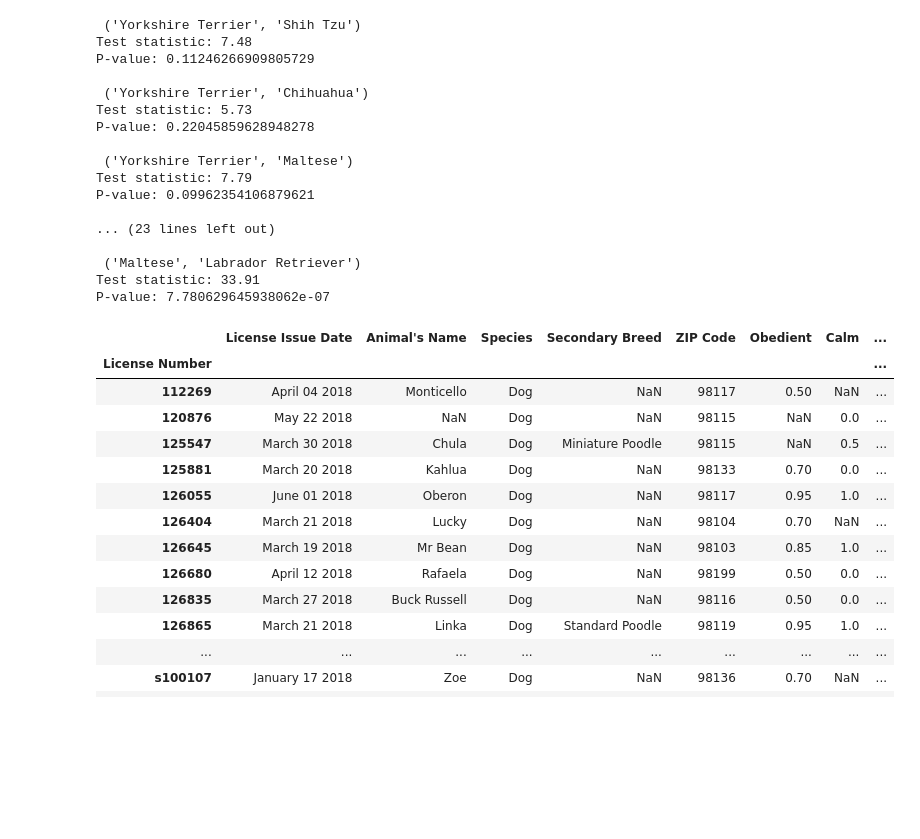
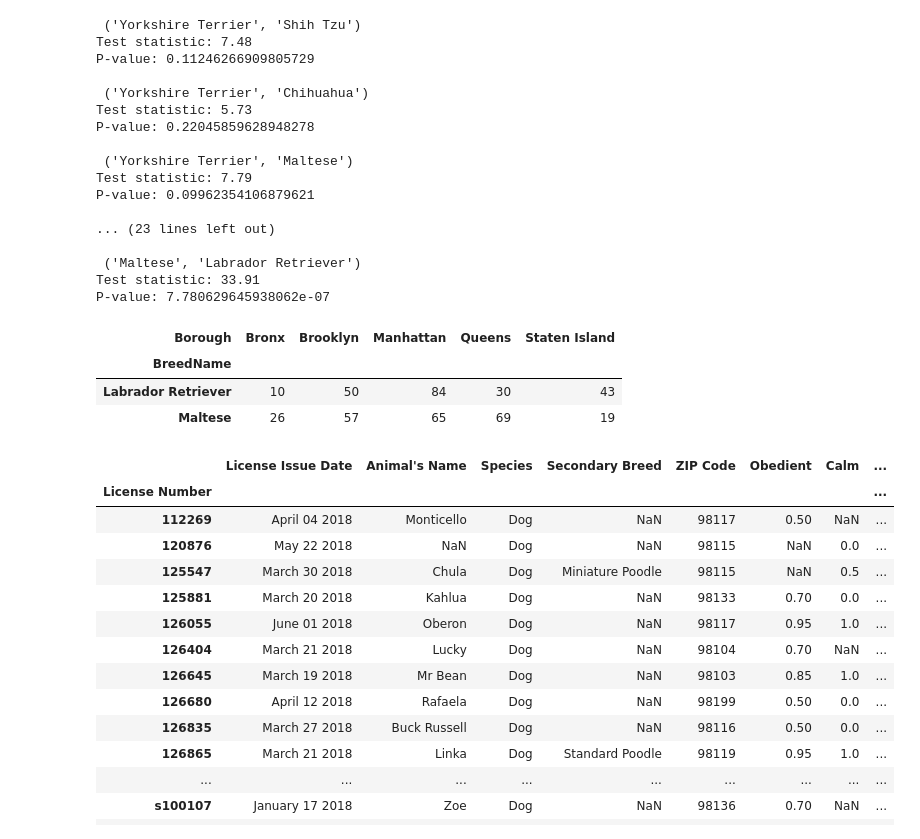
Before and after one commit to Save-All-The-Pets/dog_attributes, a Jupyter notebook: src/analysis.ipynb, the cells around one changed output. Saved outputs shown, nothing was run; the diff lists cells and outputs as text; code cells hidden in the pictures; blank space fills up the shorter version.

```diff
--- a/src/analysis.ipynb
+++ b/src/analysis.ipynb
@@ -265,6 +305,13 @@ P-value: 0.09962354106879621
  ('Maltese', 'Labrador Retriever')
 Test statistic: 33.91
 P-value: 7.780629645938062e-07
+# %%
+contingency_table
+# %% [output]
+| Borough | Bronx | Brooklyn | Manhattan | Queens | Staten Island |
+| BreedName |  |  |  |  |  |
+| Labrador Retriever | 10 | 50 | 84 | 30 | 43 |
+| Maltese | 26 | 57 | 65 | 69 | 19 |
 # %%
 seattle_attrib_pri = seattle_registry.set_index('Primary Breed').join(attrib, how='left')
 seattle_attrib_sec = seattle_registry.set_index('Secondary Breed').join(attrib, how='left')
```
Also changed, not shown: parts of 19 cells of this notebook.
